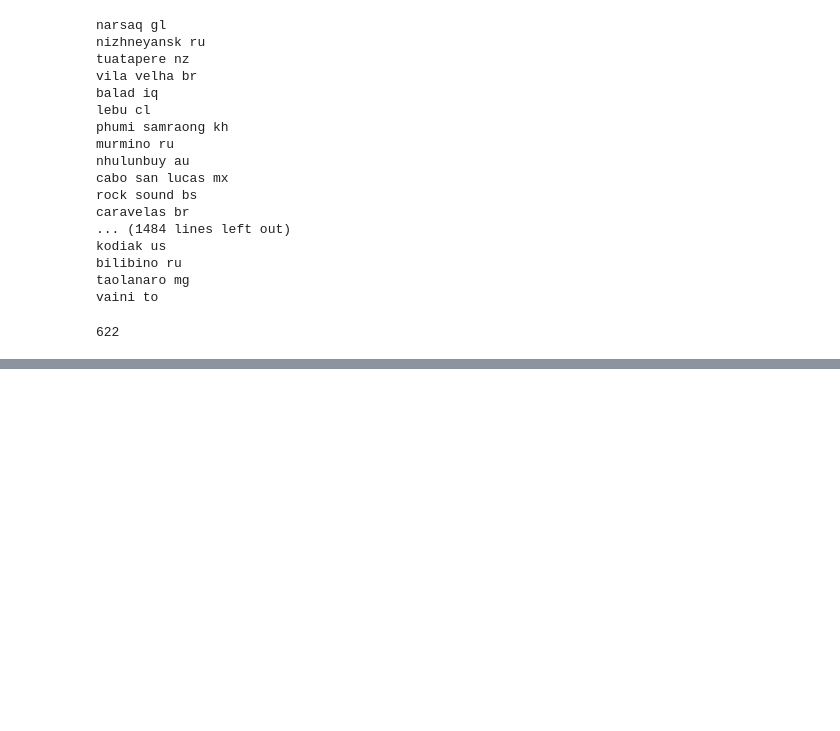
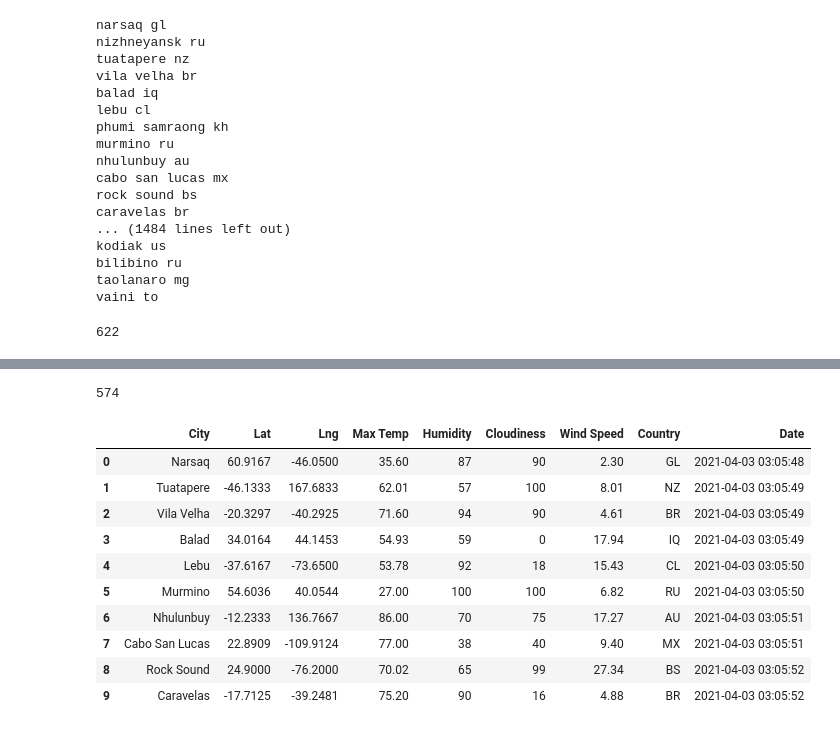
Before and after one commit to risedragon/World_Weather_Analysis, a Jupyter notebook: WeatherPy.ipynb, the cells around one changed output, grey strips where cells are left out. Cells and saved outputs as stored; diff of their text form; code cells hidden in the pictures; blank space fills up the shorter version.

```diff
--- a/WeatherPy.ipynb
+++ b/WeatherPy.ipynb
@@ -54,0 +143,20 @@ len(cities)
+# %%
+len(city_data)
+# %% [output]
+574
+# %%
+# Convert the array of dictionaries to a Pandas DataFrame.
+city_data_df = pd.DataFrame(city_data)
+city_data_df.head(10)
+# %% [output]
+|  | City | Lat | Lng | Max Temp | Humidity | Cloudiness | Wind Speed | Country | Date |
+| 0 | Narsaq | 60.9167 | -46.0500 | 35.60 | 87 | 90 | 2.30 | GL | 2021-04-03 03:05:48 |
+| 1 | Tuatapere | -46.1333 | 167.6833 | 62.01 | 57 | 100 | 8.01 | NZ | 2021-04-03 03:05:49 |
+| 2 | Vila Velha | -20.3297 | -40.2925 | 71.60 | 94 | 90 | 4.61 | BR | 2021-04-03 03:05:49 |
+| 3 | Balad | 34.0164 | 44.1453 | 54.93 | 59 | 0 | 17.94 | IQ | 2021-04-03 03:05:49 |
+| 4 | Lebu | -37.6167 | -73.6500 | 53.78 | 92 | 18 | 15.43 | CL | 2021-04-03 03:05:50 |
+| 5 | Murmino | 54.6036 | 40.0544 | 27.00 | 100 | 100 | 6.82 | RU | 2021-04-03 03:05:50 |
+| 6 | Nhulunbuy | -12.2333 | 136.7667 | 86.00 | 70 | 75 | 17.27 | AU | 2021-04-03 03:05:51 |
+| 7 | Cabo San Lucas | 22.8909 | -109.9124 | 77.00 | 38 | 40 | 9.40 | MX | 2021-04-03 03:05:51 |
+| 8 | Rock Sound | 24.9000 | -76.2000 | 70.02 | 65 | 99 | 27.34 | BS | 2021-04-03 03:05:52 |
+| 9 | Caravelas | -17.7125 | -39.2481 | 75.20 | 90 | 16 | 4.88 | BR | 2021-04-03 03:05:52 |
```
Also changed, not shown: parts of 5 cells of this notebook, 2 other files.
